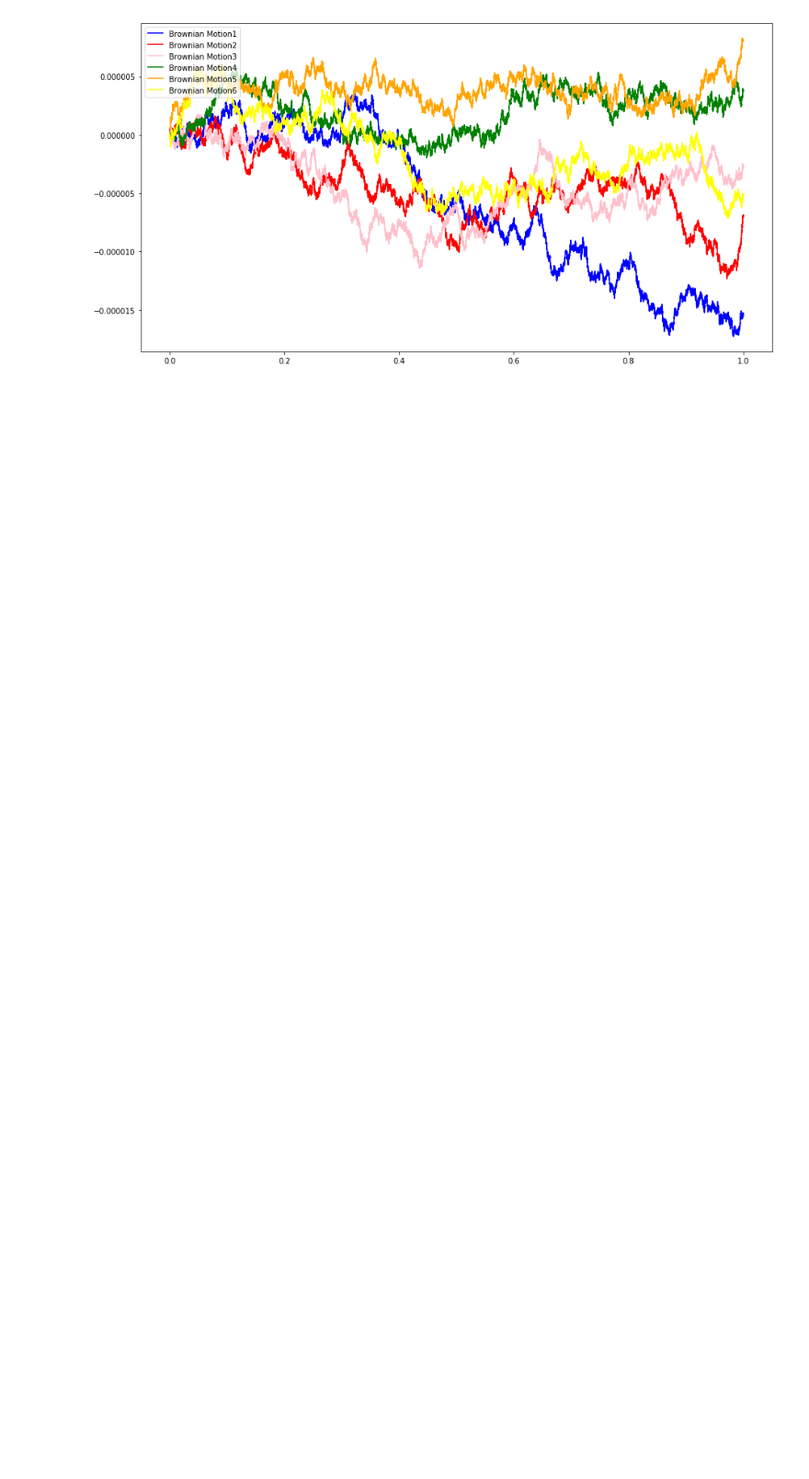
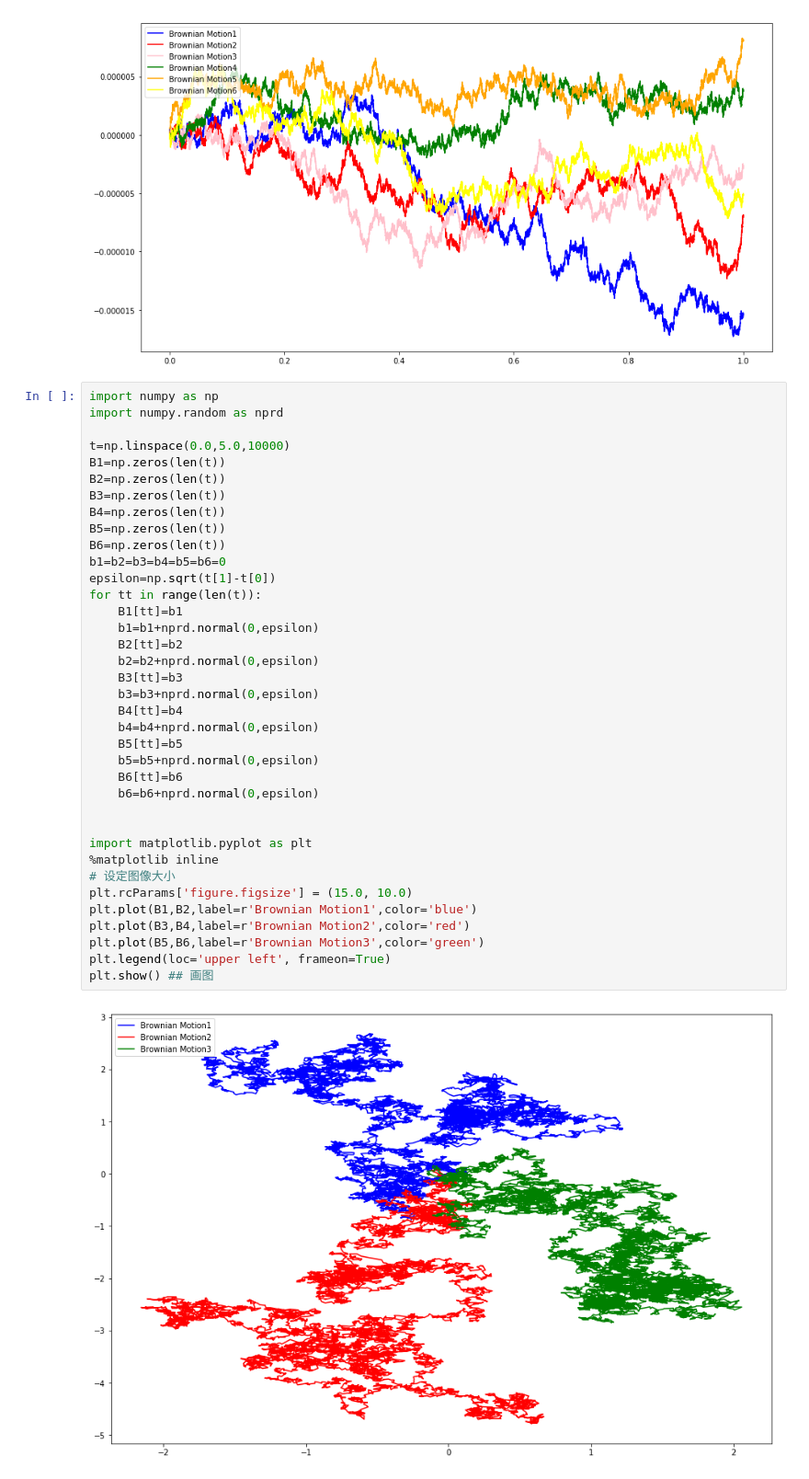
Before and after one commit to sijichun/MathStatsCode, a Jupyter notebook: notebook_python/Brownian.ipynb, the cells around one changed output. Shown at 92% size. Cells and saved outputs as stored; diff of their text form; blank space fills up the shorter version.

Commit message:
add brownian

```diff
--- a/notebook_python/Brownian.ipynb
+++ b/notebook_python/Brownian.ipynb
@@ -136,3 +136,42 @@ plt.legend(loc='upper left', frameon=True)
 plt.show() ## 画图
 # %% [output]
 [figure]
+# %%
+import numpy as np
+import numpy.random as nprd
+
+t=np.linspace(0.0,5.0,10000)
+B1=np.zeros(len(t))
+B2=np.zeros(len(t))
+B3=np.zeros(len(t))
+B4=np.zeros(len(t))
+B5=np.zeros(len(t))
+B6=np.zeros(len(t))
+b1=b2=b3=b4=b5=b6=0
+epsilon=np.sqrt(t[1]-t[0])
+for tt in range(len(t)):
+    B1[tt]=b1
+    b1=b1+nprd.normal(0,epsilon)
+    B2[tt]=b2
+    b2=b2+nprd.normal(0,epsilon)
+    B3[tt]=b3
+    b3=b3+nprd.normal(0,epsilon)
+    B4[tt]=b4
+    b4=b4+nprd.normal(0,epsilon)
+    B5[tt]=b5
+    b5=b5+nprd.normal(0,epsilon)
+    B6[tt]=b6
+    b6=b6+nprd.normal(0,epsilon)
+
+
+import matplotlib.pyplot as plt
+%matplotlib inline
+# 设定图像大小
+plt.rcParams['figure.figsize'] = (15.0, 10.0)
+plt.plot(B1,B2,label=r'Brownian Motion1',color='blue')
+plt.plot(B3,B4,label=r'Brownian Motion2',color='red')
+plt.plot(B5,B6,label=r'Brownian Motion3',color='green')
+plt.legend(loc='upper left', frameon=True)
+plt.show() ## 画图
+# %% [output]
+[figure, added]
```
Also changed, not shown: 3 other files.
